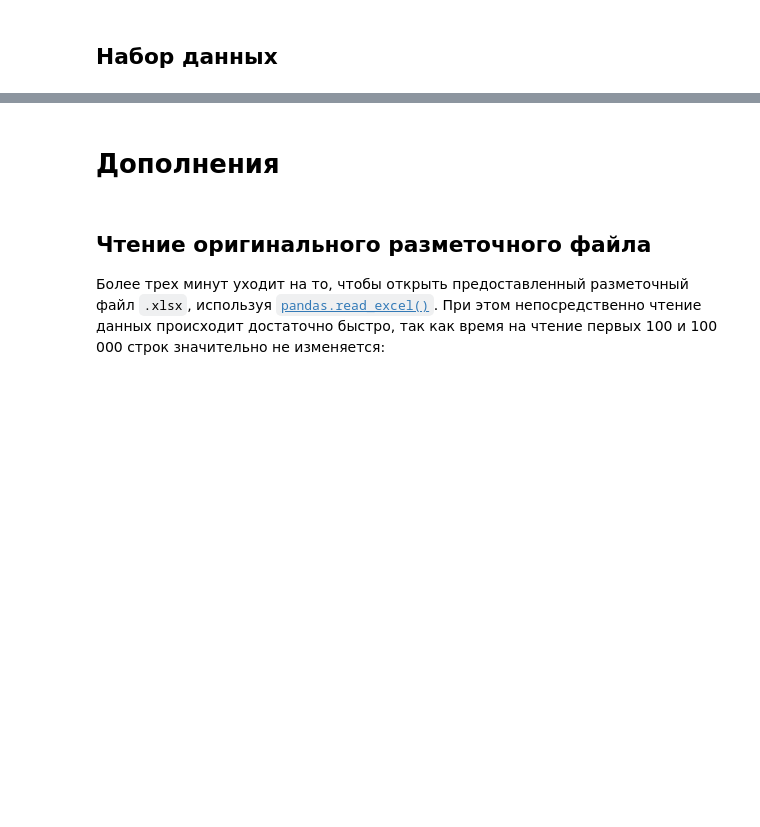
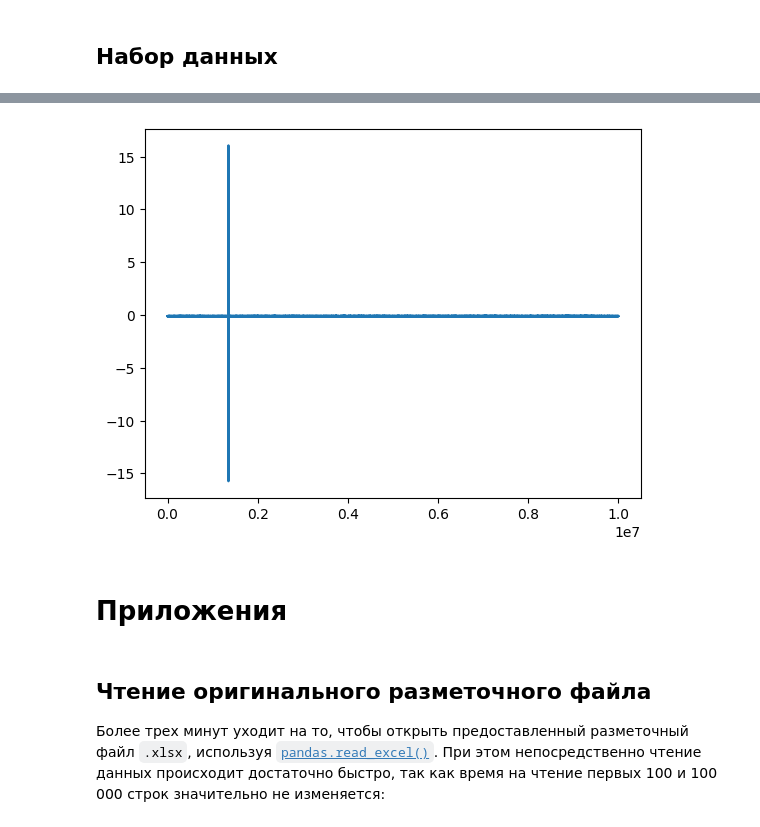
Before and after one commit to ivanovskii/UnderwaterNoiseDetector, a Jupyter notebook: UnderwaterNoiseDetector/UnderwaterNoiseDetector.ipynb, the cells around one changed output, grey strips where cells are left out. Saved outputs shown, nothing was run; the diff lists cells and outputs as text; code cells hidden in the pictures; blank space fills up the shorter version.

Commit message:
Update main notebook

```diff
--- a/UnderwaterNoiseDetector/UnderwaterNoiseDetector.ipynb
+++ b/UnderwaterNoiseDetector/UnderwaterNoiseDetector.ipynb
@@ -155,11 +96,0 @@ files = get_data_files()
-# %%
-for file in files:
-    info, data = read_signal(file, step=1, stop=3*10**7)
-
-    print(info)
-    plt.plot(data)
-    plt.show()
-
-    write_wavfile(info['filename'].split('\\')[-1] + '.wav', info['sample_rate'], data)
-
-    del data
@@ -178,0 +148,3 @@ plot_wav_signal(files[0], step=4, stop=None)
+# %%
+files = list(MAIN_DATASET_PATH.rglob('*.*'))
+files[:10]
@@ -178,0 +162,3 @@ plot_wav_signal(files[0], step=4, stop=None)
+# %%
+info, signal_data = read_signal(files[11], step=1, stop=3*10**7)
+info, signal_data
@@ -179,5 +174,10 @@ plot_wav_signal(files[0], step=4, stop=None)
+# %%
+plt.plot(signal_data)
+plt.show()
+# %% [output]
+[figure, added]
 # %% [markdown]
-# Дополнения
+# Приложения
 # %% [markdown]
 ## Чтение оригинального разметочного файла
 
```
Also changed, not shown: parts of 14 cells of this notebook.
